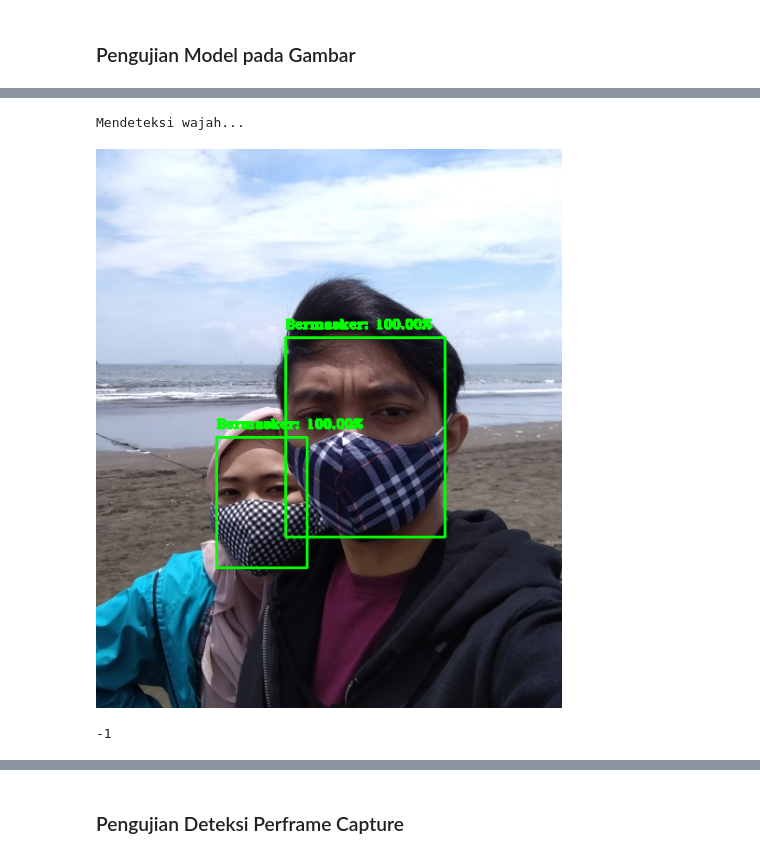
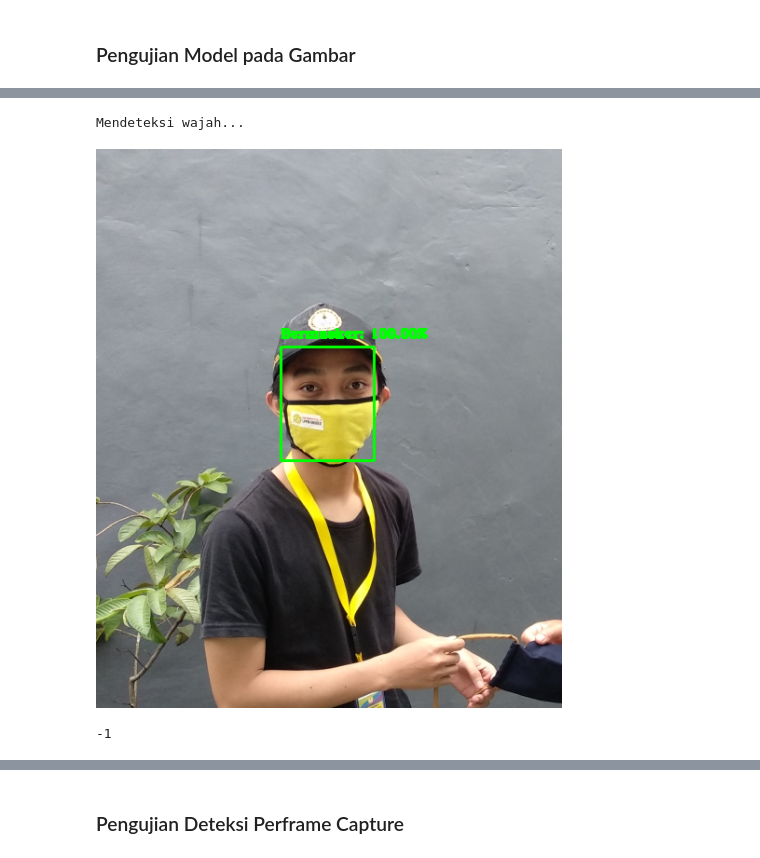
Before and after one commit to Soedirman-Machine-Learning/face-mask-detection, a Jupyter notebook: Full_Face_Mask_Detection_MobileNetV2.ipynb, the cells around one changed output, grey strips where cells are left out. Cells and saved outputs as stored; diff of their text form; code cells hidden in the pictures.

```diff
--- a/Full_Face_Mask_Detection_MobileNetV2.ipynb
+++ b/Full_Face_Mask_Detection_MobileNetV2.ipynb
@@ -543,5 +541,5 @@ time: 4.24 ms (started: 2021-01-23 07:07:07 +00:00)
 # %%
-image = cv2.imread('/content/face-mask-detection/example_img/ex05.jpg')
+image = cv2.imread('/content/face-mask-detection/example_img/ex03.jpg')
 orig = image.copy()
 (h, w) = image.shape[:2]
 
@@ -570,32 +568,32 @@ for i in range(0, detections.shape[2]):
 
 		# Ekstrak ROI wajah, konversikan dari BGR ke pemesanan saluran RGB,
     # dan mengubah ukurannya menjadi 224x224, dan lalu pre-proses
 		face = image[startY:endY, startX:endX]
 		face = cv2.cvtColor(face, cv2.COLOR_BGR2RGB)
 		face = cv2.resize(face, (224, 224))
 		face = img_to_array(face)
 		face = preprocess_input(face)
 		face = np.expand_dims(face, axis=0)
 
 		# Membaca wajah dengan model
 		(mask, withoutMask) = model.predict(face)[0]
 
 		# Menggunakan masker hijau, tidak bermasker merah
 		label = "Bermasker" if mask > withoutMask else "Tidak Bermasker"
 		color = (0, 255, 0) if label == "Bermasker" else (0, 0, 255)
 
 		# Probabilitas hasil deteksi
 		label = "{}: {:.2f}%".format(label, max(mask, withoutMask) * 100)
 
 		# Menampilkan hasil dengan label dan kotak
 		cv2.putText(image, label, (startX, startY - 10),
 			cv2.FONT_HERSHEY_TRIPLEX, 0.45, color, 2)
 		cv2.rectangle(image, (startX, startY), (endX, endY), color, 2)
 
 # Menampilkan output
 cv2_imshow(image)
 cv2.waitKey(0)
 # %% [output]
 Mendeteksi wajah...
-[figure, old version]
+[figure, new version]
 -1
```
Also changed, not shown: parts of 46 cells of this notebook.
